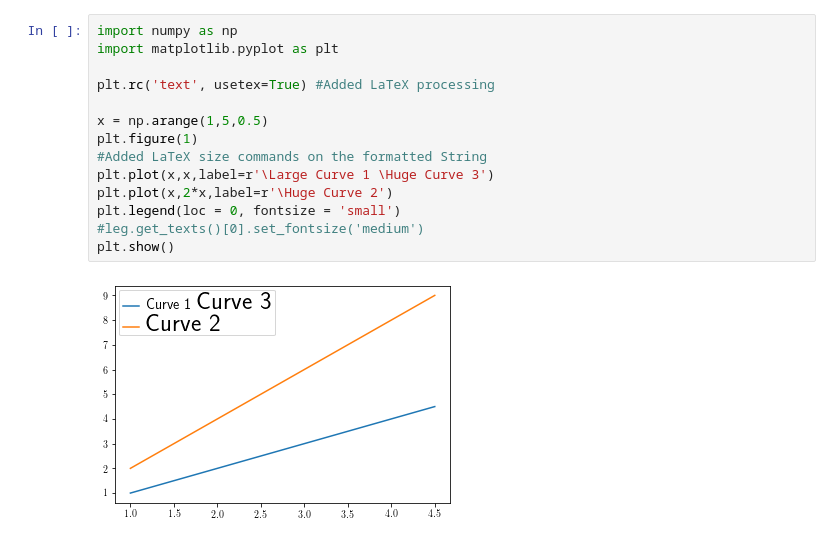
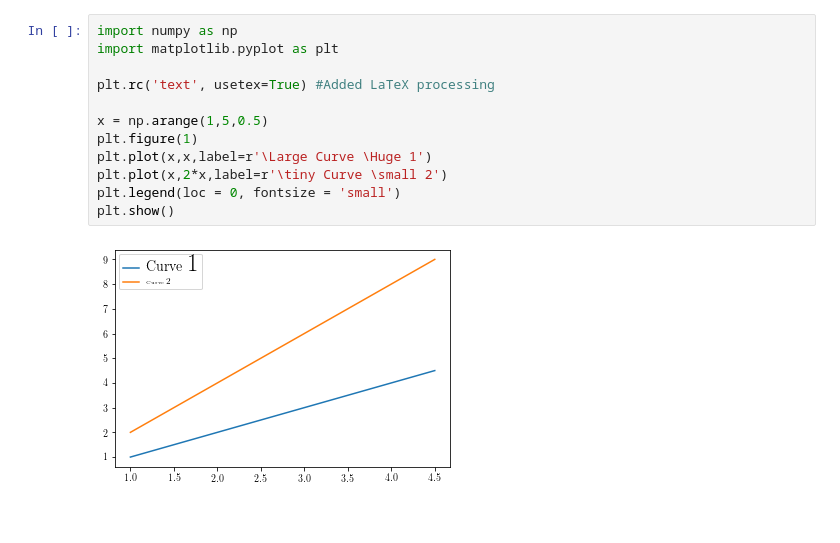
Before and after one commit to richhildebrand/makeover-monday-python, a Jupyter notebook: notebooks/Examples/Multisize Text Example.ipynb, the cells around one changed output. Saved outputs shown, nothing was run; the diff lists cells and outputs as text.

```diff
--- a/notebooks/Examples/Multisize Text Example.ipynb
+++ b/notebooks/Examples/Multisize Text Example.ipynb
@@ -1,16 +1,14 @@
 # %%
 import numpy as np
 import matplotlib.pyplot as plt
 
 plt.rc('text', usetex=True) #Added LaTeX processing
 
 x = np.arange(1,5,0.5)
 plt.figure(1)
-#Added LaTeX size commands on the formatted String
-plt.plot(x,x,label=r'\Large Curve 1 \Huge Curve 3')
-plt.plot(x,2*x,label=r'\Huge Curve 2')
+plt.plot(x,x,label=r'\Large Curve \Huge 1')
+plt.plot(x,2*x,label=r'\tiny Curve \small 2')
 plt.legend(loc = 0, fontsize = 'small')
-#leg.get_texts()[0].set_fontsize('medium')
 plt.show()
 # %% [output]
-[figure, old version]
+[figure, new version]
```
Also changed, not shown: parts of 1 cell of this notebook, 4 other files.
